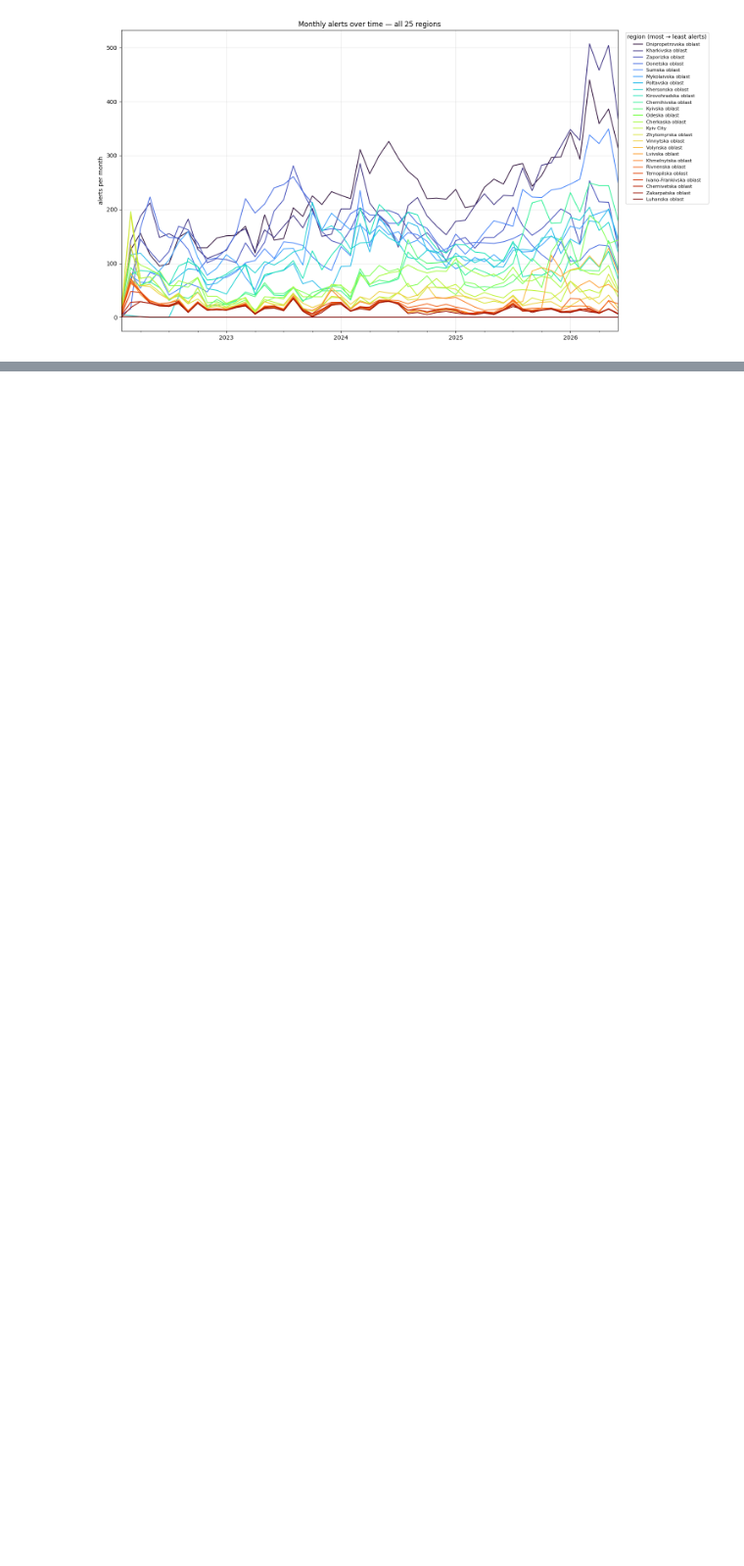
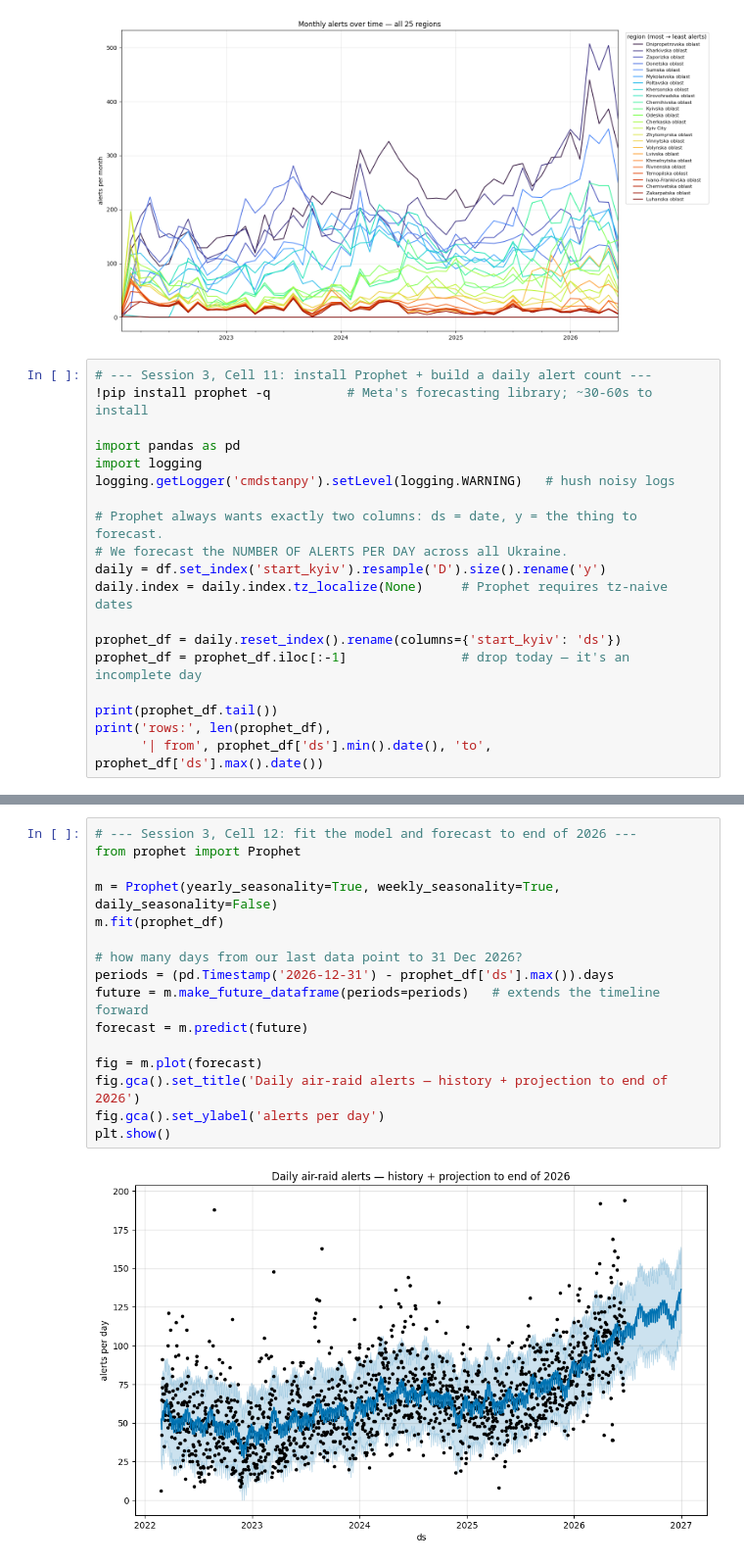
Before and after one commit to PavloLoiek/ukraine-air-raid-alerts, a Jupyter notebook: air_raid_analysis.ipynb, the cells around one changed output, grey strips where cells are left out. Shown at 98% size. Saved outputs shown, nothing was run; the diff lists cells and outputs as text; blank space fills up the shorter version.

```diff
--- a/air_raid_analysis.ipynb
+++ b/air_raid_analysis.ipynb
@@ -198,3 +198,22 @@ plt.tight_layout()
 plt.show()
 # %% [output]
 [figure]
+# %%
+# --- Session 3, Cell 11: install Prophet + build a daily alert count ---
+!pip install prophet -q          # Meta's forecasting library; ~30-60s to install
+
+import pandas as pd
+import logging
+logging.getLogger('cmdstanpy').setLevel(logging.WARNING)   # hush noisy logs
+
+# Prophet always wants exactly two columns: ds = date, y = the thing to forecast.
+# We forecast the NUMBER OF ALERTS PER DAY across all Ukraine.
+daily = df.set_index('start_kyiv').resample('D').size().rename('y')
+daily.index = daily.index.tz_localize(None)     # Prophet requires tz-naive dates
+
+prophet_df = daily.reset_index().rename(columns={'start_kyiv': 'ds'})
+prophet_df = prophet_df.iloc[:-1]               # drop today — it's an incomplete day
+
+print(prophet_df.tail())
+print('rows:', len(prophet_df),
+      '| from', prophet_df['ds'].min().date(), 'to', prophet_df['ds'].max().date())
@@ -200,0 +228,18 @@ plt.show()
+# %%
+# --- Session 3, Cell 12: fit the model and forecast to end of 2026 ---
+from prophet import Prophet
+
+m = Prophet(yearly_seasonality=True, weekly_seasonality=True, daily_seasonality=False)
+m.fit(prophet_df)
+
+# how many days from our last data point to 31 Dec 2026?
+periods = (pd.Timestamp('2026-12-31') - prophet_df['ds'].max()).days
+future = m.make_future_dataframe(periods=periods)   # extends the timeline forward
+forecast = m.predict(future)
+
+fig = m.plot(forecast)
+fig.gca().set_title('Daily air-raid alerts — history + projection to end of 2026')
+fig.gca().set_ylabel('alerts per day')
+plt.show()
+# %% [output]
+[figure, added]
```
Also changed, not shown: parts of 3 cells of this notebook.
